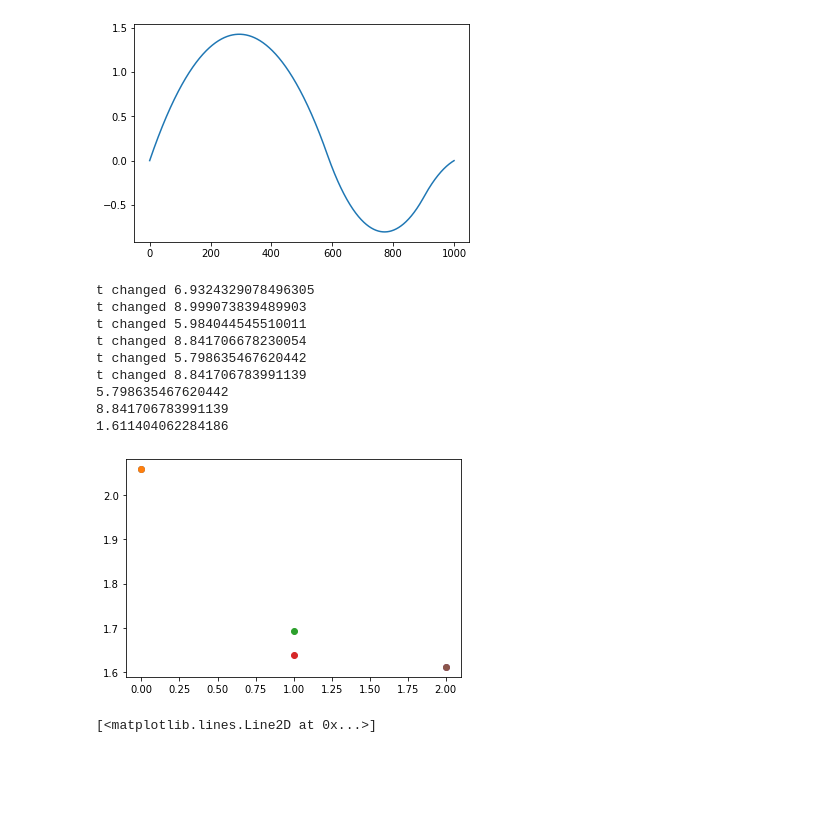
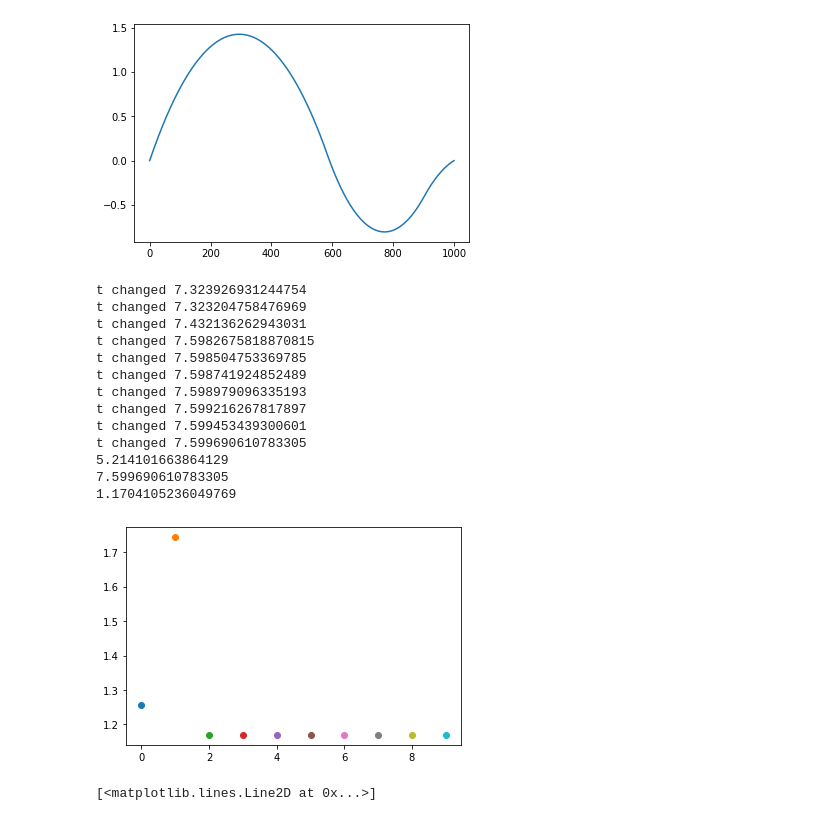
Before and after one commit to anirudhssundar/optimal_control, a Jupyter notebook: 6553_HW_10b.ipynb, the cells around one changed output. Drawn from its saved outputs; the diff is of its cells as text; code cells hidden in the pictures; blank space fills up the shorter version.

```diff
--- a/6553_HW_10b.ipynb
+++ b/6553_HW_10b.ipynb
@@ -78,7 +78,7 @@ else:
       # print(k)
       # print(dyn_u(t_1 - (beta**k)*p[int(t_1*dt)],dt))
 
-      if k==10:
+      if k==20:
         break
     lambd = -(beta**k)/(beta**2)
     # beta = beta*2
@@ -170,17 +170,17 @@ x_0 = 1.5
 r = 2.5
 t = np.arange(1000)
 dt = 0.01
-alpha1=0.2
+alpha1=0.002
 beta1=0.5
 
-alpha2=0.2
+alpha2=0.002
 beta2=0.5
 
-tol = 1e-4
+tol = 1e-5
 
 # for split in np.arange(5,7):
-t_1 = 3
-t_2 = 9
+t_1 = 3.6
+t_2 = 6
 
 u = get_u(t_1,t_2,dt)
 x = np.array(get_trajectory(u,x_0,dt))
@@ -193,7 +193,7 @@ if abs(p[int(t_1*dt)])<tol:
   print("done")
 else:
   while (abs(p[int(t_1*dt)])>tol) and (abs(p[int(t_2*dt)])>tol):
-    if iters==8:
+    if iters==10:
       break
     k=0
     while dyn_u(t_1 - (beta1**k)*p[int(t_1*dt)],t_2,dt) > dyn_u(t_1,t_2,dt) -alpha1*(beta1**k)*(p[int(t_1*dt)]**2):
@@ -206,52 +206,56 @@ else:
     lambd1 = -(beta1**k)/(beta1**2)
     # beta = beta*2
     t_1 = t_1 + lambd1*p[int(t_1*dt)]
-    plt.scatter(iters, dyn_u(t_1,t_2,dt))
-    print("t changed",t_1)
+    # plt.scatter(iters, dyn_u(t_1,t_2,dt))
+    # print("t changed",t_1)
 
     u_new = get_u(t_1,t_2,dt)
     x_new = get_trajectory(u_new, x_0,dt)
     p = get_p(x_new,dt)
     # iters+=1
 
-    k=0
-    while dyn_u(t_1,t_2 - (beta2**k)*p[int(t_2*dt)],dt) > dyn_u(t_1,t_2,dt) -alpha2*(beta2**k)*(p[int(t_2*dt)]**2):
-      k+=1
+    k2=0
+    while dyn_u(t_1,t_2 - (beta2**k2)*p[int(t_2*dt)],dt) > dyn_u(t_1,t_2,dt) -alpha2*(beta2**k2)*(p[int(t_2*dt)]**2):
+      k2+=1
       # print(k)
       # print(dyn_u(t_1 - (beta**k)*p[int(t_1*dt)],dt))
 
-      if k==10:
+      if k2==10:
         break
-    lambd2 = -(beta2**k)/(beta2**2)
+    lambd2 = -(beta2**k2)/(beta2**2)
     # beta = beta*2
     t_2 = t_2 + lambd2*p[int(t_2*dt)]
     plt.scatter(iters, dyn_u(t_1,t_2,dt))
     print("t changed",t_2)
 
     u_new = get_u(t_1,t_2,dt)
     x_new = get_trajectory(u_new, x_0,dt)
     p = get_p(x_new,dt)
     iters+=1
 
 
 print(t_1)
 print(t_2)
 fin_u = get_u(t_1,t_2,dt)
 fin_x = np.array(get_trajectory(fin_u,x_0,dt))
 fin_p = get_p(fin_x,dt)
 fin_cost = J(fin_x, r, dt)
 print(fin_cost)
 # %% [output]
-t changed 6.9324329078496305
-t changed 8.999073839489903
-t changed 5.984044545510011
-t changed 8.841706678230054
-t changed 5.798635467620442
-t changed 8.841706783991139
-5.798635467620442
-8.841706783991139
-1.611404062284186
+t changed 7.323926931244754
+t changed 7.323204758476969
+t changed 7.432136262943031
+t changed 7.5982675818870815
+t changed 7.598504753369785
+t changed 7.598741924852489
+t changed 7.598979096335193
+t changed 7.599216267817897
+t changed 7.599453439300601
+t changed 7.599690610783305
+5.214101663864129
+7.599690610783305
+1.1704105236049769
-[figure, old version]
+[figure, new version]
 # %%
 plt.plot(t,fin_x[:-1])
 # %% [output]
```
Also changed, not shown: parts of 18 cells of this notebook.
